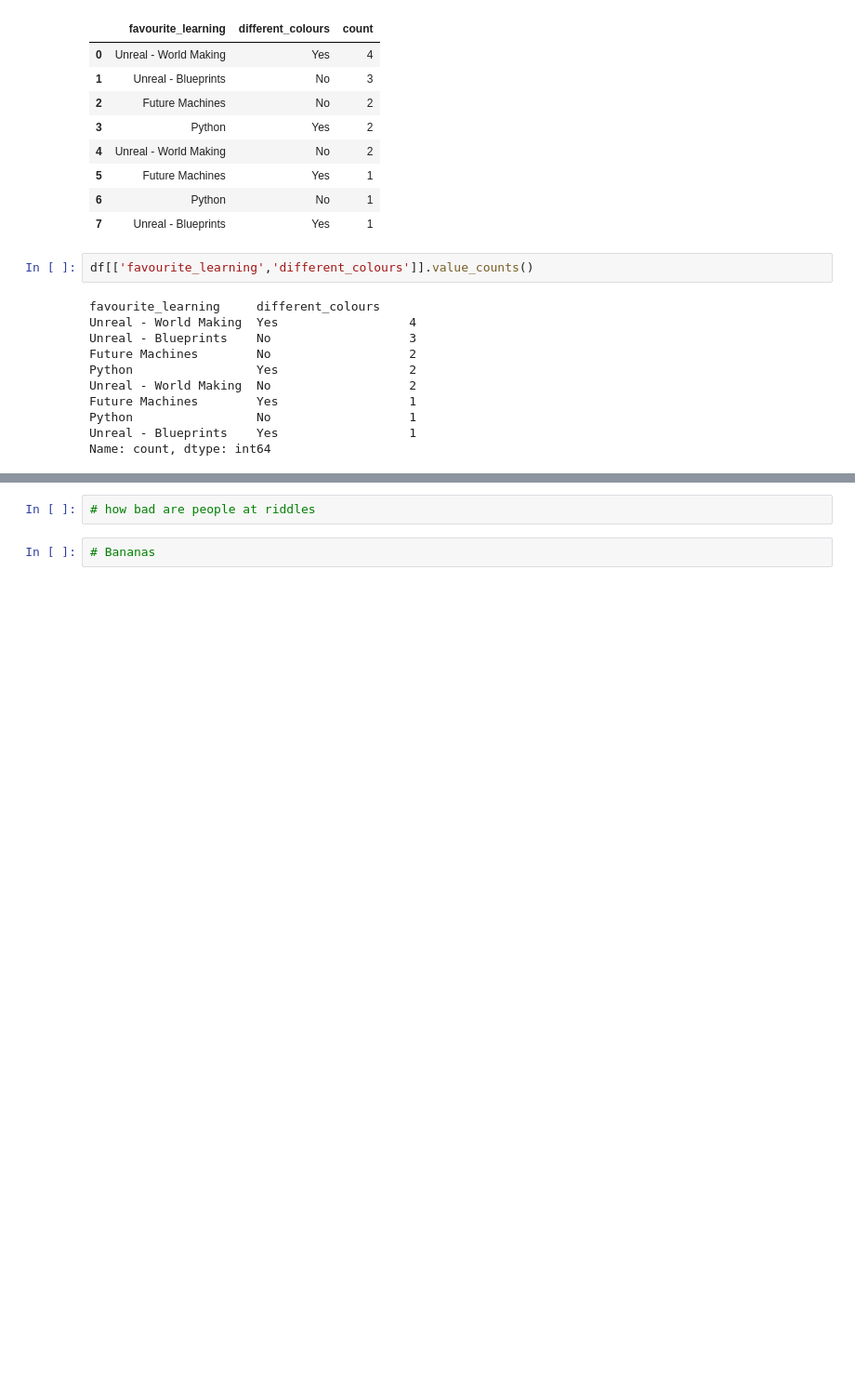
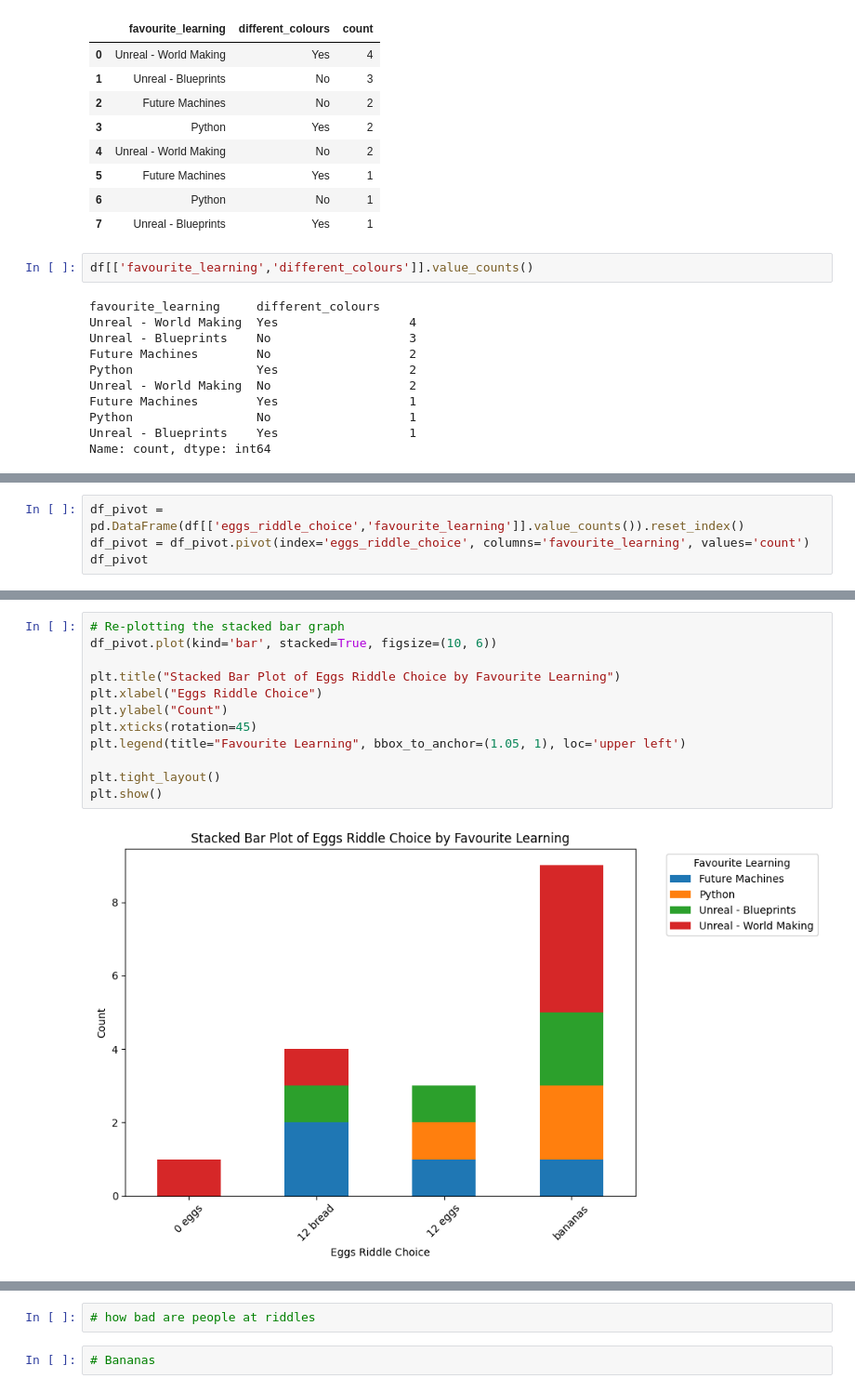
Before and after one commit to proud-p/cta_coding_assignments, a Jupyter notebook: data_among_us/avika_data_amongst_us.ipynb, the cells around one changed output, grey strips where cells are left out. Shown: that part at 93% size. Saved outputs shown, nothing was run; the diff lists cells and outputs as text; blank space fills up the shorter version.

```diff
--- a/data_among_us/avika_data_amongst_us.ipynb
+++ b/data_among_us/avika_data_amongst_us.ipynb
@@ -297,0 +313,4 @@ Text(0.5, 1.0, 'Number of People who can tell 2 Colours Apart and their Favourit
+# %%
+df_pivot = pd.DataFrame(df[['eggs_riddle_choice','favourite_learning']].value_counts()).reset_index()
+df_pivot = df_pivot.pivot(index='eggs_riddle_choice', columns='favourite_learning', values='count')
+df_pivot
@@ -297,0 +324,14 @@ Text(0.5, 1.0, 'Number of People who can tell 2 Colours Apart and their Favourit
+# %%
+# Re-plotting the stacked bar graph
+df_pivot.plot(kind='bar', stacked=True, figsize=(10, 6))
+
+plt.title("Stacked Bar Plot of Eggs Riddle Choice by Favourite Learning")
+plt.xlabel("Eggs Riddle Choice")
+plt.ylabel("Count")
+plt.xticks(rotation=45)
+plt.legend(title="Favourite Learning", bbox_to_anchor=(1.05, 1), loc='upper left')
+
+plt.tight_layout()
+plt.show()
+# %% [output]
+[figure, added]
```
Also changed, not shown: parts of 6 cells of this notebook.
